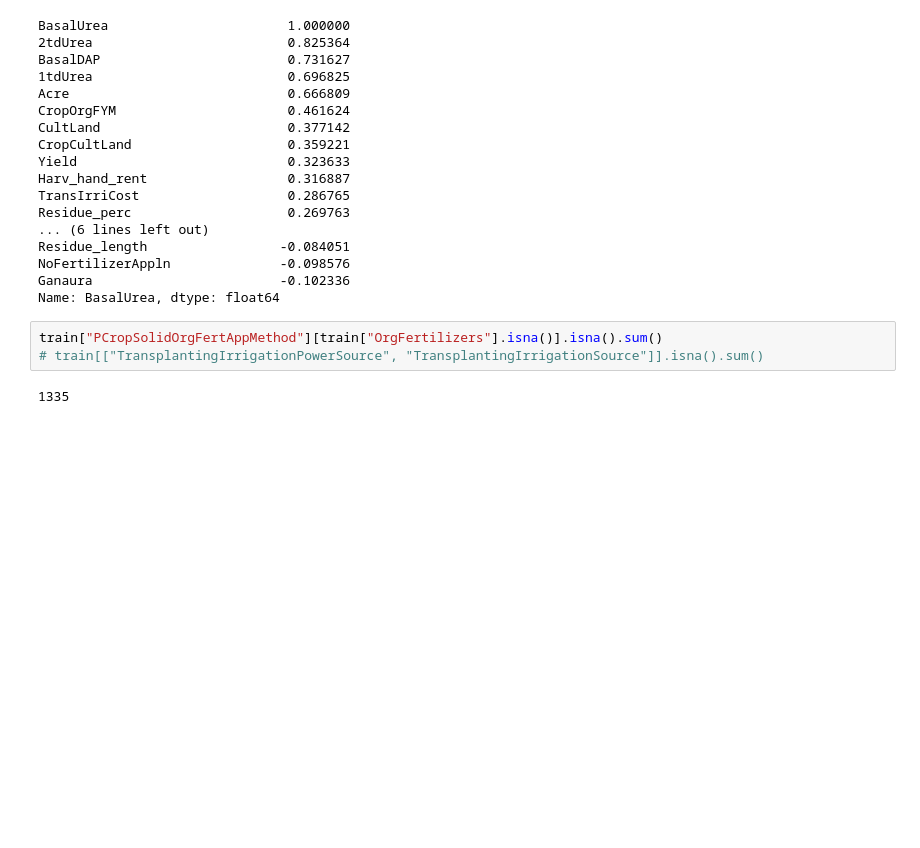
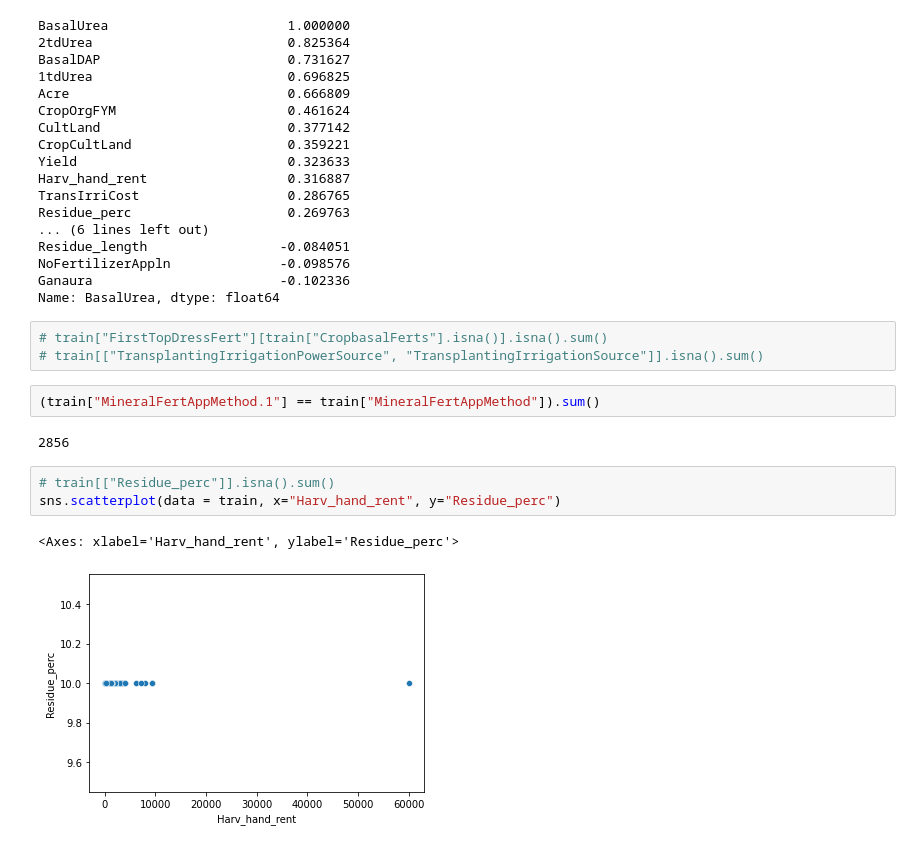
Before and after one commit to e-hokage777/Machine_Learning_Challenges, a Jupyter notebook: Zindi_Challenges/Digital_Green_Crop_Yield_Estimate_Challenge/notebooks/feature_engineering/Data_Inspection_1.ipynb, the cells around one changed output. Saved outputs shown, nothing was run; the diff lists cells and outputs as text; blank space fills up the shorter version.

```diff
--- a/Zindi_Challenges/Digital_Green_Crop_Yield_Estimate_Challenge/notebooks/feature_engineering/Data_Inspection_1.ipynb
+++ b/Zindi_Challenges/Digital_Green_Crop_Yield_Estimate_Challenge/notebooks/feature_engineering/Data_Inspection_1.ipynb
@@ -315,8 +323,16 @@ Residue_length                 -0.084051
 NoFertilizerAppln              -0.098576
 Ganaura                        -0.102336
 Name: BasalUrea, dtype: float64
-# %%
-train["PCropSolidOrgFertAppMethod"][train["OrgFertilizers"].isna()].isna().sum()
-# train[["TransplantingIrrigationPowerSource", "TransplantingIrrigationSource"]].isna().sum()
-# %% [output]
-1335
+# %%
+# train["FirstTopDressFert"][train["CropbasalFerts"].isna()].isna().sum()
+# train[["TransplantingIrrigationPowerSource", "TransplantingIrrigationSource"]].isna().sum()
+# %%
+(train["MineralFertAppMethod.1"] == train["MineralFertAppMethod"]).sum()
+# %% [output]
+2856
+# %%
+# train[["Residue_perc"]].isna().sum()
+sns.scatterplot(data = train, x="Harv_hand_rent", y="Residue_perc")
+# %% [output]
+<Axes: xlabel='Harv_hand_rent', ylabel='Residue_perc'>
+[figure, added]
```
Also changed, not shown: parts of 9 cells of this notebook, 1 other file.
